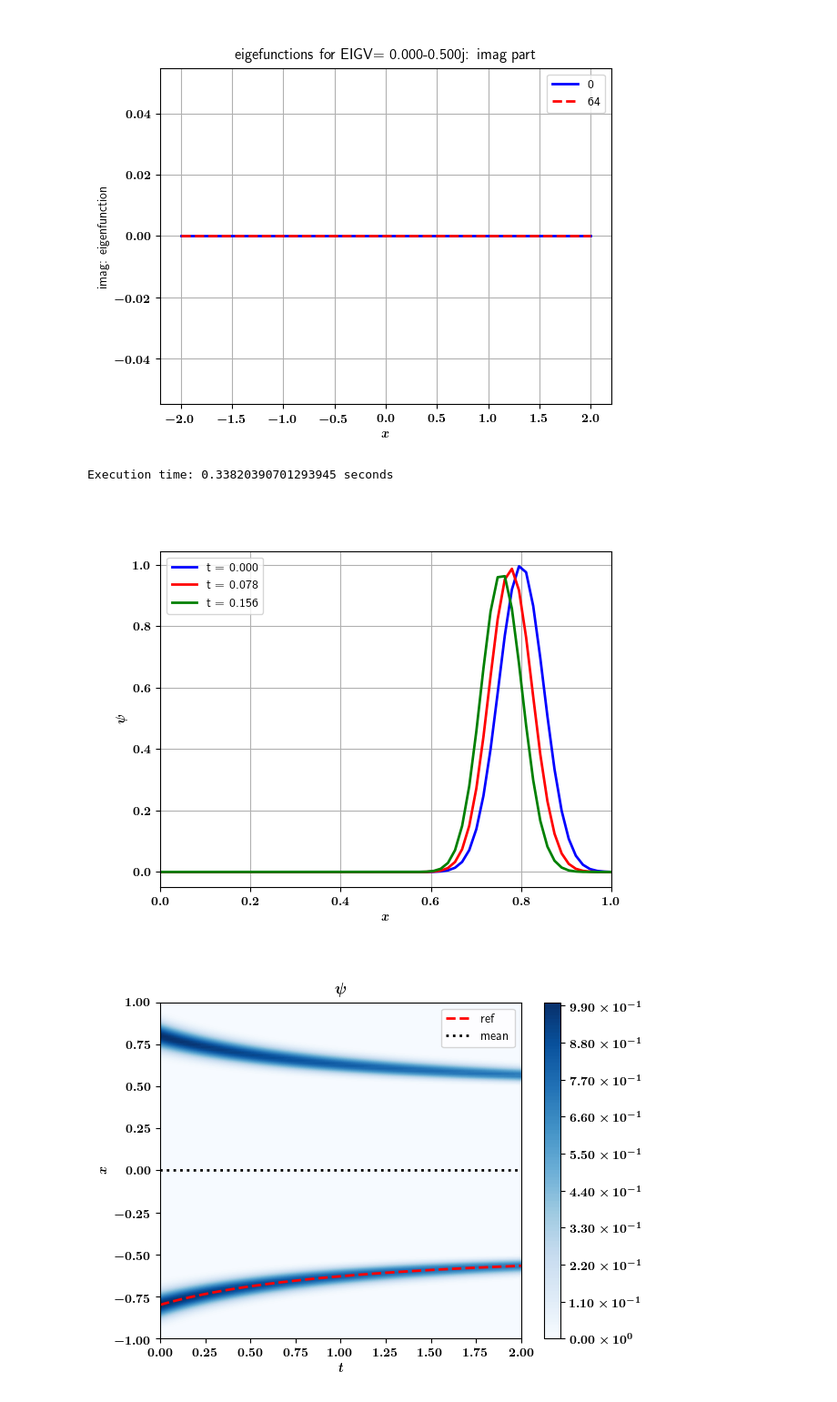
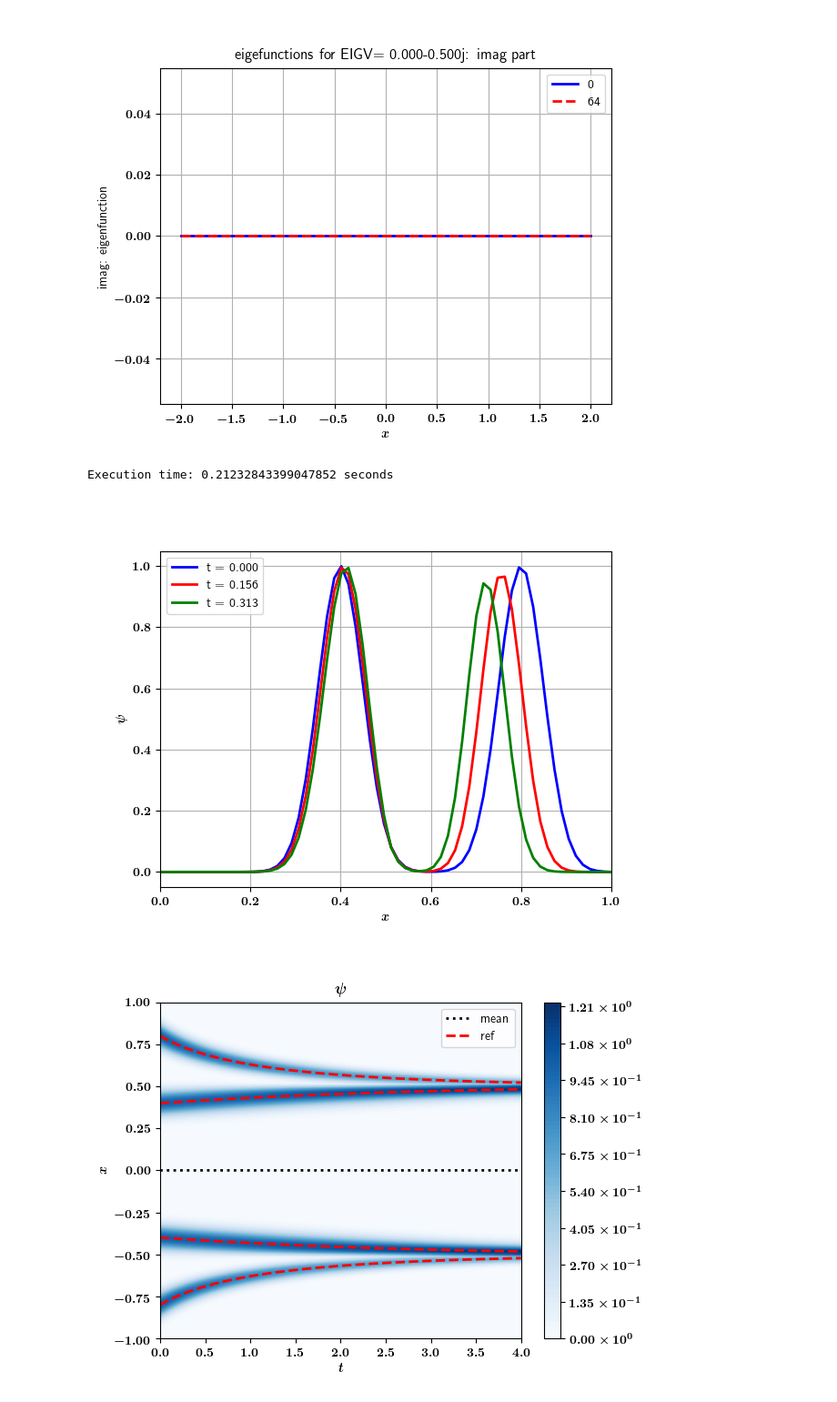
Before and after one commit to QuCF/scripts-py, a Jupyter notebook: jupyter-notebooks/NL/KvN-1D.ipynb, the cells around one changed output. Shown at 91% size. Drawn from its saved outputs; the diff is of its cells as text; code cells hidden in the pictures.

```diff
--- a/jupyter-notebooks/NL/KvN-1D.ipynb
+++ b/jupyter-notebooks/NL/KvN-1D.ipynb
@@ -57,25 +57,25 @@ for _ in range(30):
 
 # --- Choose the case ---
 # F_ = lambda x: -1
-# t_max, x_max, x_center = 1.0, 2, 1.0
+# t_max, x_max, x_center, flag_second_gauss = 1.0, 2, 1.0, 0.0
 
 # F_ = lambda x: -x
-# t_max, x_max, x_center = 5.0, 2, 1.0
+# t_max, x_max, x_center, flag_second_gauss = 5.0, 2, 1.0, 0.0
 
 # F_ = lambda x: -x**2
-# t_max, x_max, x_center = 4, 2, 1.0
+# t_max, x_max, x_center, flag_second_gauss = 4, 2, 1.0, 0.0
 
 # F_ = lambda x: np.sin(x*10)*np.cos(x*10)
-# t_max, x_max, x_center = 0.5, 0.5, 0.2
+# t_max, x_max, x_center, flag_second_gauss = 0.5, 0.5, 0.2, 0.0
 
 # F_ = lambda x: -x**2 - x**3
-# t_max, x_max, x_center = 2, 2, 1.0
+# t_max, x_max, x_center, flag_second_gauss = 2, 2, 1.0, 0.0
 
 # F_ = lambda x: 1
-# t_max, x_max, x_center = 1, 2, 0.5
+# t_max, x_max, x_center, flag_second_gauss = 1, 2, 0.5, 0.0
 
 F_ = lambda x:  - x* (x**2 - 0.25)
-t_max, x_max, x_center = 2.0, 1, -0.8
+t_max, x_max, x_center, flag_second_gauss = 4.0, 1, -0.8, 1.0
 # ----------------------------------------
 
 nx, nt = 7, 11
@@ -91,11 +91,13 @@ psi_init_ = np.zeros(Nx, dtype=float)
 delta_gauss = 0.05
 coef_gauss = 1./(np.sqrt(2.*np.pi) * delta_gauss)
 for ii in range(Nx):
-    psi_init_[ii] = np.exp(-(x[ii] - x_center)**2/(2.*delta_gauss**2)) + np.exp(-(x[ii] + x_center)**2/(2.*delta_gauss**2))
+    psi_init_[ii] = np.exp(-(x[ii] - x_center)**2/(2.*delta_gauss**2)) + flag_second_gauss * np.exp(-(x[ii] + x_center)**2/(2.*delta_gauss**2)) + flag_second_gauss * np.exp(-(x[ii] + 0.5*x_center)**2/(2.*delta_gauss**2)) + flag_second_gauss * np.exp(-(x[ii] - 0.5*x_center)**2/(2.*delta_gauss**2))
 # psi_init_ = np.sqrt(coef_gauss * psi_init_)
 psi_init_[0] = 0
 psi_init_[Nx-1] = 0
 del ii
 
 print("sum psi**2: {:0.3e}".format(np.trapz(psi_init_**2, dx=dx)))
+
+sol_ref_several = []
 # %% [output]
@@ -107,14 +109,19 @@ sum psi**2: 1.772e-01
 from scipy.integrate import RK45
 mix.reload_module(mix)
 
+# x_center_ref = x_center
+x_center_ref = 0.5*x_center
+# x_center_ref = -x_center
+# x_center_ref = - 0.5*x_center
+
 oo = RK45(
     lambda t,x: F_(x),
     t[0],
-    [x_center], t[-1], first_step=dt, max_step=dt
+    [x_center_ref], t[-1], first_step=dt, max_step=dt
 )
 
 sol_ref = np.zeros(Nt, dtype=float)
-sol_ref[0] = x_center
+sol_ref[0] = x_center_ref
 Nt_act = 1
 
 oo.step()
@@ -138,0 +146,3 @@ plt.show()
+# %%
+sol_ref_several.append(sol_ref)
+print("len of sol_ref_several: ", len(sol_ref_several))
@@ -454,7 +466,7 @@ et = time.time()
 elapsed_time = et - st
 print('Execution time:', elapsed_time, 'seconds')
 # %% [output]
-Execution time: 0.33820390701293945 seconds
+Execution time: 0.21232843399047852 seconds
 # %%
 # ---------------------------------------------------------------------------------------------------
 # --- Compute mean value ---
@@ -480,38 +492,44 @@ fig_tx = plt.figure()
 ax = fig_tx.add_subplot(111)
 cs = ax.contourf(XX, YY, np.transpose(psi_tx_matrix.real), levels=100, cmap=cmap_two_signs_)
 fig_tx.colorbar(cs, ax = ax, format=ticker.FuncFormatter(fmt_))
-ax.plot(t, sol_ref, color='r', linewidth = 2, linestyle='--', label="ref")
 ax.plot(t, mean_t, color='black', linewidth = 2, linestyle=':', label="mean")
+
+# ax.plot(t, sol_ref, color='r', linewidth = 2, linestyle='--', label="ref")
+
+ax.plot(t, sol_ref_several[0], color='r', linewidth = 2, linestyle='--', label="ref")
+for i_ref in range(1,len(sol_ref_several)):
+    ax.plot(t, sol_ref_several[i_ref], color='r', linewidth = 2, linestyle='--')
+
 ax.legend()
 ax.set_xlabel('$t$')
 ax.set_ylabel('$x$')
 ax.set_title('$\psi$')
 ax.set_ylim(-x_max, x_max)
 
 # ---------------------------------------------------------------------------------------------------
 # --- Print psi(x) at different t ---
 # ---------------------------------------------------------------------------------------------------
 # t_moments = [0, 10, 80]
 t_moments = [0, 80, 160]
 
 fig = plt.figure()
 ax = fig.add_subplot(111)
 
 counter = 0
 for it_ind in t_moments:
     ax.plot(x, psi_tx_matrix.real[it_ind,:], color=colors_[counter], linewidth = 2, linestyle='-', label="t = {:0.3f}".format(t[it_ind]))
     # ax.axvline(mean_t[it_ind], ymin = ax.get_ylim()[0], ymax = ax.get_ylim()[1], color = 'gray', linewidth = 2, linestyle = "--")
     ax.axvline(sol_ref[it_ind], ymin = ax.get_ylim()[0], ymax = ax.get_ylim()[1], color = colors_[counter], linewidth = 2, linestyle = "--")
     counter += 1
 del counter
 
 plt.xlim([0,x_max])
 
 plt.xlabel('$x$')
 plt.ylabel("$\psi$")
 ax.legend()
 plt.grid(True)
 plt.show()
 # %% [output]
-[figure, old version]
+[figure, new version]
-[figure, old version]
+[figure, new version]
```
Also changed, not shown: parts of 5 cells of this notebook.
